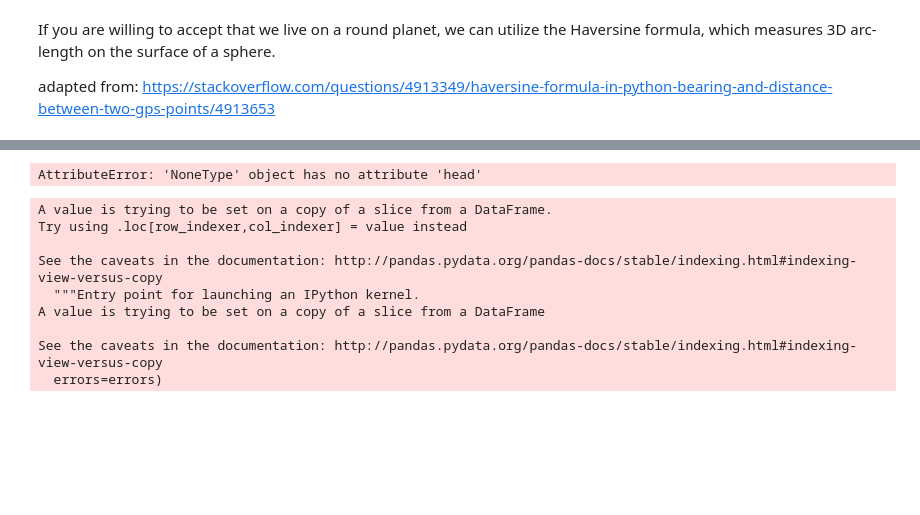
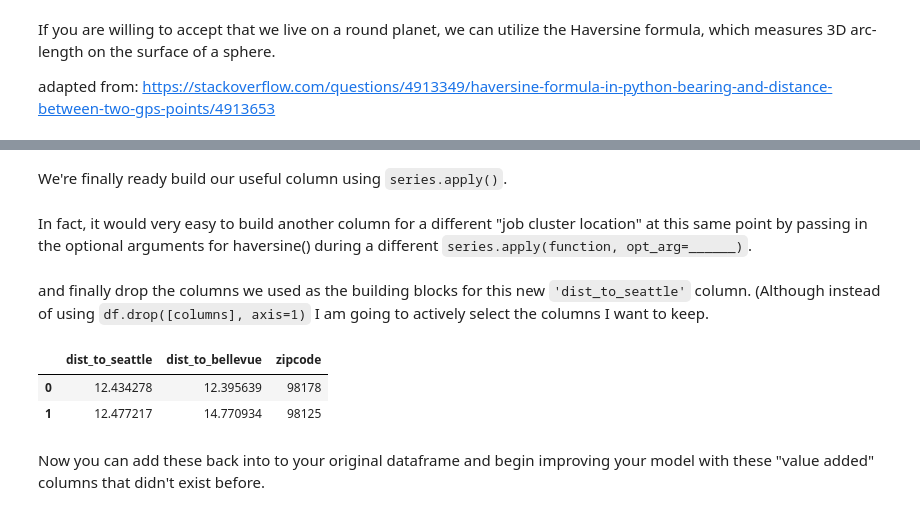
Before and after one commit to nkacoroski/dsc-1-final-project, a Jupyter notebook: blog.ipynb, the cells around one changed output, grey strips where cells are left out. Saved outputs shown, nothing was run; the diff lists cells and outputs as text; code cells hidden in the pictures; blank space fills up the shorter version.

```diff
--- a/blog.ipynb
+++ b/blog.ipynb
@@ -119,12 +135,12 @@ adapted from:  https://stackoverflow.com/questions/4913349/haversine-formula-in-
 # %%
 from math import radians, cos, sin, asin, sqrt
 
-def haversine(list_lon_lat, other=[-122.336283, 47.609395]):
+def haversine(list_long_lat, other=[-122.336283, 47.609395]):
     """
     Calculate the great circle distance between two points
     on the earth (specified in decimal degrees), in this case the 2nd point is in the Pike Pine Retail Core
     """
-    lon1, lat1 = list_lon_lat[0], list_lon_lat[1]
+    lon1, lat1 = list_long_lat[0], list_long_lat[1]
     lon2, lat2 = other[0], other[1]
     # convert decimal degrees to radians
     lon1, lat1, lon2, lat2 = map(radians, [lon1, lat1, lon2, lat2])
@@ -136,20 +152,23 @@ def haversine(list_lon_lat, other=[-122.336283, 47.609395]):
     # Radius of earth in kilometers is 6371
     km = 6371 * c
     return km
-# %%
-needs_work.head()
-# %% [output]
-AttributeError: 'NoneType' object has no attribute 'head'
+# %% [markdown]
+We're finally ready build our useful column using `series.apply()`.
 # %%
-needs_work['dist_to_seattle'] = needs_work.apply(haversine, axis=1)
-needs_work = needs_work.drop(['long', 'lat'], axis=1, inplace=True)
+needs_work['dist_to_seattle'] = needs_work['long_lat'].apply(haversine)
-# %% [output]
-A value is trying to be set on a copy of a slice from a DataFrame.
-Try using .loc[row_indexer,col_indexer] = value instead
-
-See the caveats in the documentation: http://pandas.pydata.org/pandas-docs/stable/indexing.html#indexing-view-versus-copy
-  """Entry point for launching an IPython kernel.
-A value is trying to be set on a copy of a slice from a DataFrame
-
-See the caveats in the documentation: http://pandas.pydata.org/pandas-docs/stable/indexing.html#indexing-view-versus-copy
-  errors=errors)
+# %% [markdown]
+In fact, it would very easy to build another column for a different "job cluster location" at this same point by passing in the optional arguments for haversine() during a different `series.apply(function, opt_arg=______)`.
+# %%
+needs_work['dist_to_bellevue'] = needs_work['long_lat'].apply(haversine, other=[-122.198985, 47.615577])
+# %% [markdown]
+and finally drop the columns we used as the building blocks for this new `'dist_to_seattle'` column. (Although instead of using `df.drop([columns], axis=1)` I am going to actively select the columns I want to keep.
+# %%
+engineered_columns = needs_work.loc[:,['dist_to_seattle', 'dist_to_bellevue', 'zipcode']]
+# %%
+engineered_columns.head(2)
+# %% [output]
+|  | dist_to_seattle | dist_to_bellevue | zipcode |
+| 0 | 12.434278 | 12.395639 | 98178 |
+| 1 | 12.477217 | 14.770934 | 98125 |
+# %% [markdown]
+Now you can add these back into to your original dataframe and begin improving your model with these "value added" columns that didn't exist before.
```
Also changed, not shown: parts of 8 cells of this notebook.
